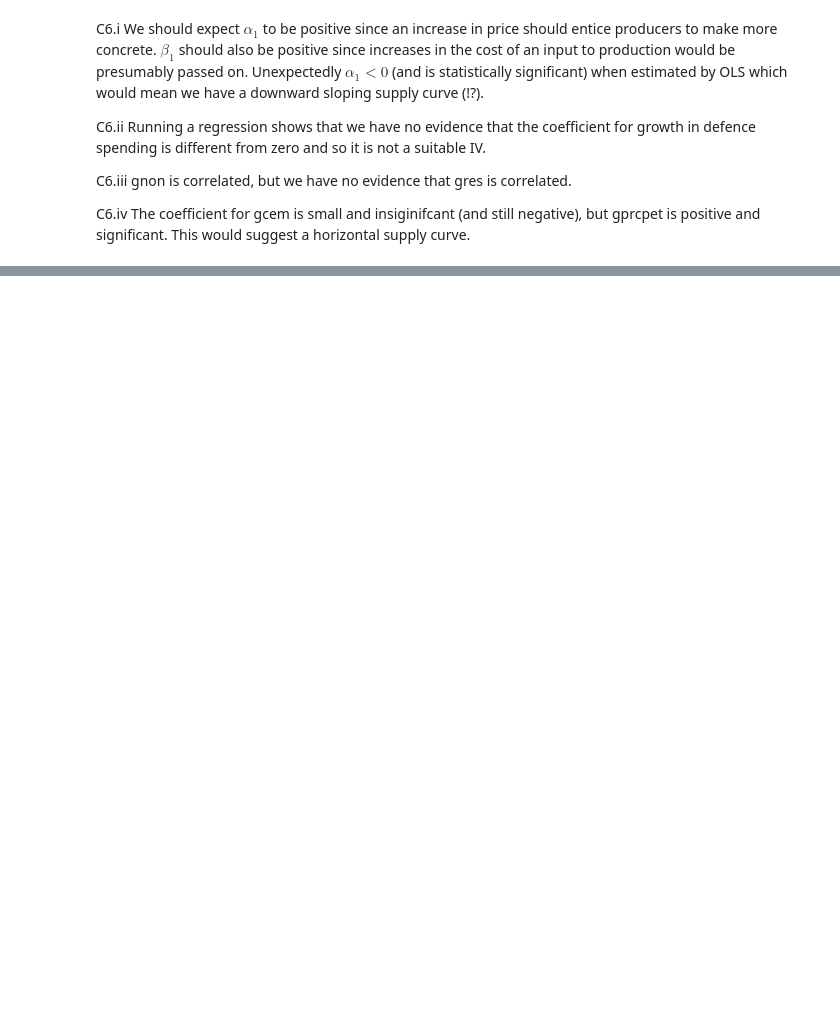
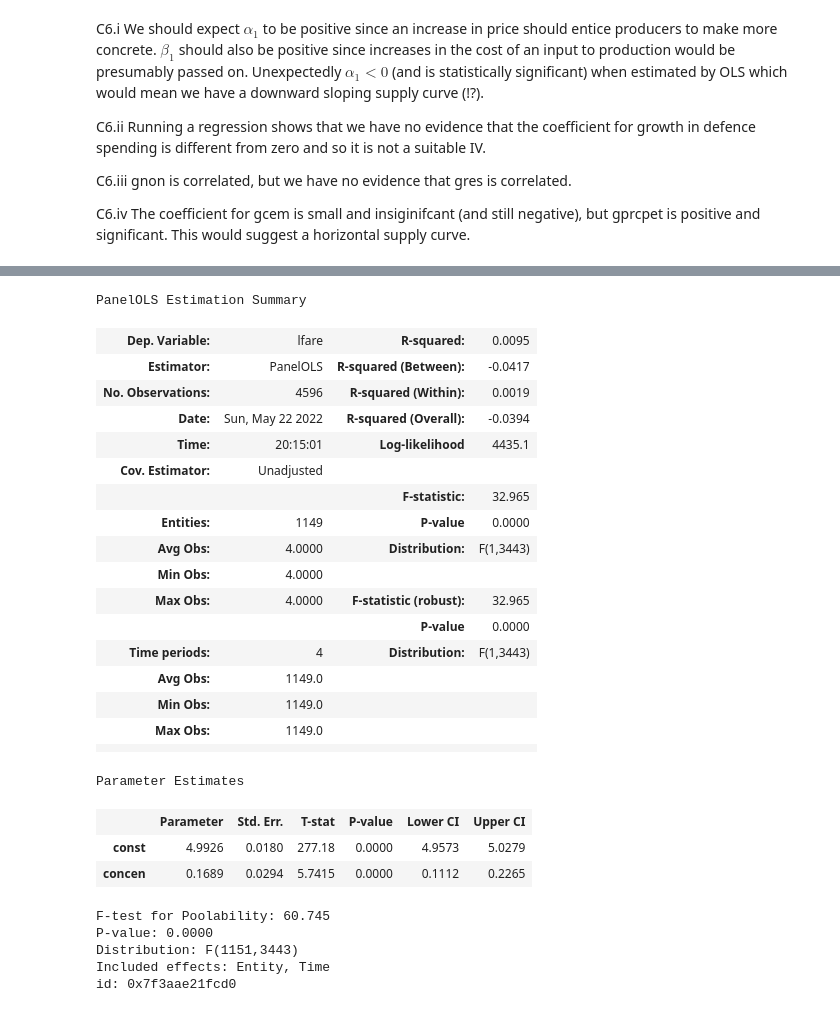
Before and after one commit to systemchalk/wooldridge_workbook, a Jupyter notebook: ch16.ipynb, the cells around one changed output, grey strips where cells are left out. Saved outputs shown, nothing was run; the diff lists cells and outputs as text; code cells hidden in the pictures; blank space fills up the shorter version.

```diff
--- a/ch16.ipynb
+++ b/ch16.ipynb
@@ -606,0 +894,31 @@ C6.iv The coefficient for gcem is small and insiginifcant (and still negative),
+# %%
+X = sm.add_constant(airfare[["concen"]])
+PanelOLS(airfare.lfare, X, entity_effects=True, time_effects=True).fit()
+# %% [output]
+PanelOLS Estimation Summary
+| Dep. Variable: | lfare | R-squared: | 0.0095 |
+| Estimator: | PanelOLS | R-squared (Between): | -0.0417 |
+| No. Observations: | 4596 | R-squared (Within): | 0.0019 |
+| Date: | Sun, May 22 2022 | R-squared (Overall): | -0.0394 |
+| Time: | 20:15:01 | Log-likelihood | 4435.1 |
+| Cov. Estimator: | Unadjusted |  |  |
+|  |  | F-statistic: | 32.965 |
+| Entities: | 1149 | P-value | 0.0000 |
+| Avg Obs: | 4.0000 | Distribution: | F(1,3443) |
+| Min Obs: | 4.0000 |  |  |
+| Max Obs: | 4.0000 | F-statistic (robust): | 32.965 |
+|  |  | P-value | 0.0000 |
+| Time periods: | 4 | Distribution: | F(1,3443) |
+| Avg Obs: | 1149.0 |  |  |
+| Min Obs: | 1149.0 |  |  |
+| Max Obs: | 1149.0 |  |  |
+|  |  |  |  |
+Parameter Estimates
+|  | Parameter | Std. Err. | T-stat | P-value | Lower CI | Upper CI |
+| const | 4.9926 | 0.0180 | 277.18 | 0.0000 | 4.9573 | 5.0279 |
+| concen | 0.1689 | 0.0294 | 5.7415 | 0.0000 | 0.1112 | 0.2265 |
+F-test for Poolability: 60.745
+P-value: 0.0000
+Distribution: F(1151,3443)
+Included effects: Entity, Time
+id: 0x7f3aae21fcd0
```
Also changed, not shown: parts of 45 cells of this notebook.
